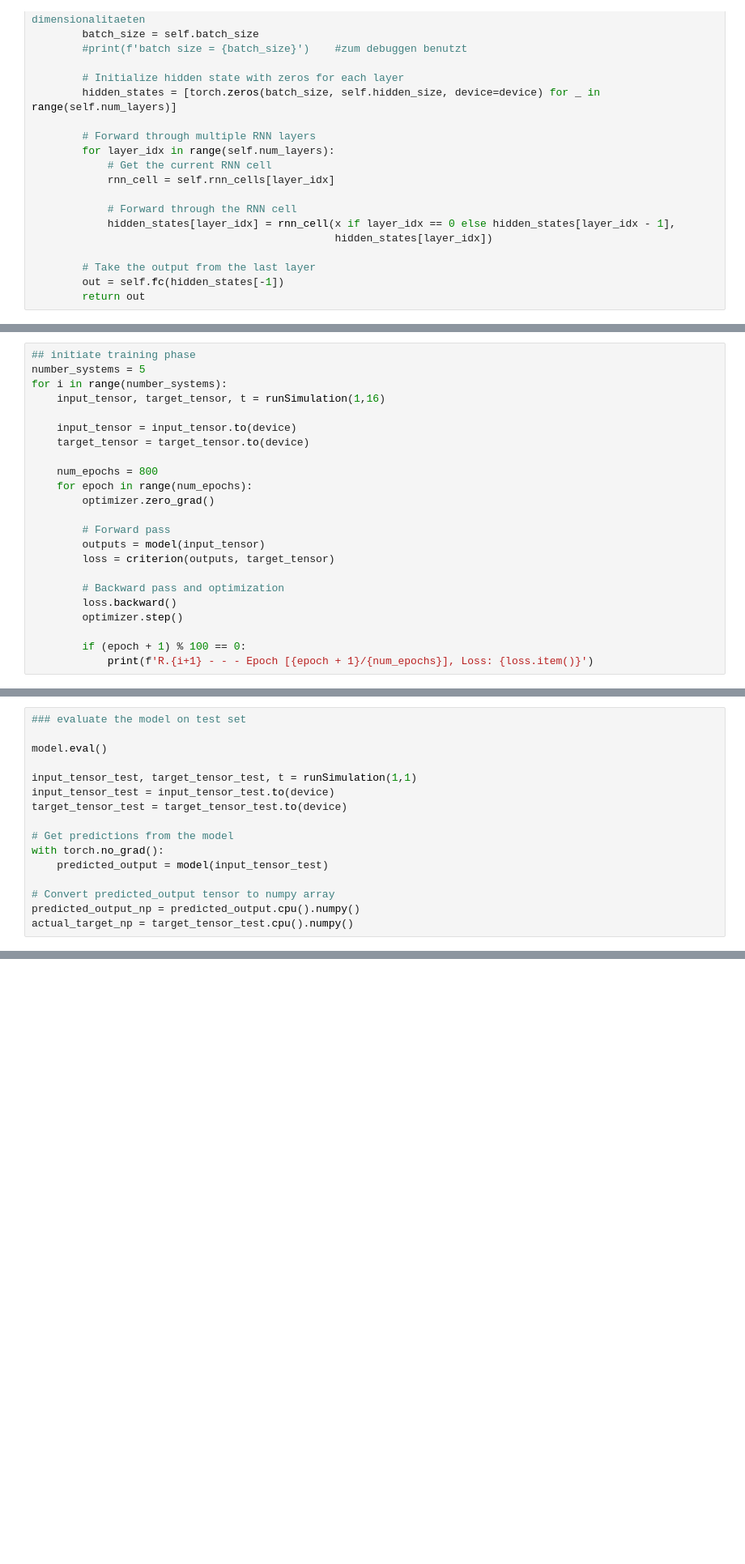
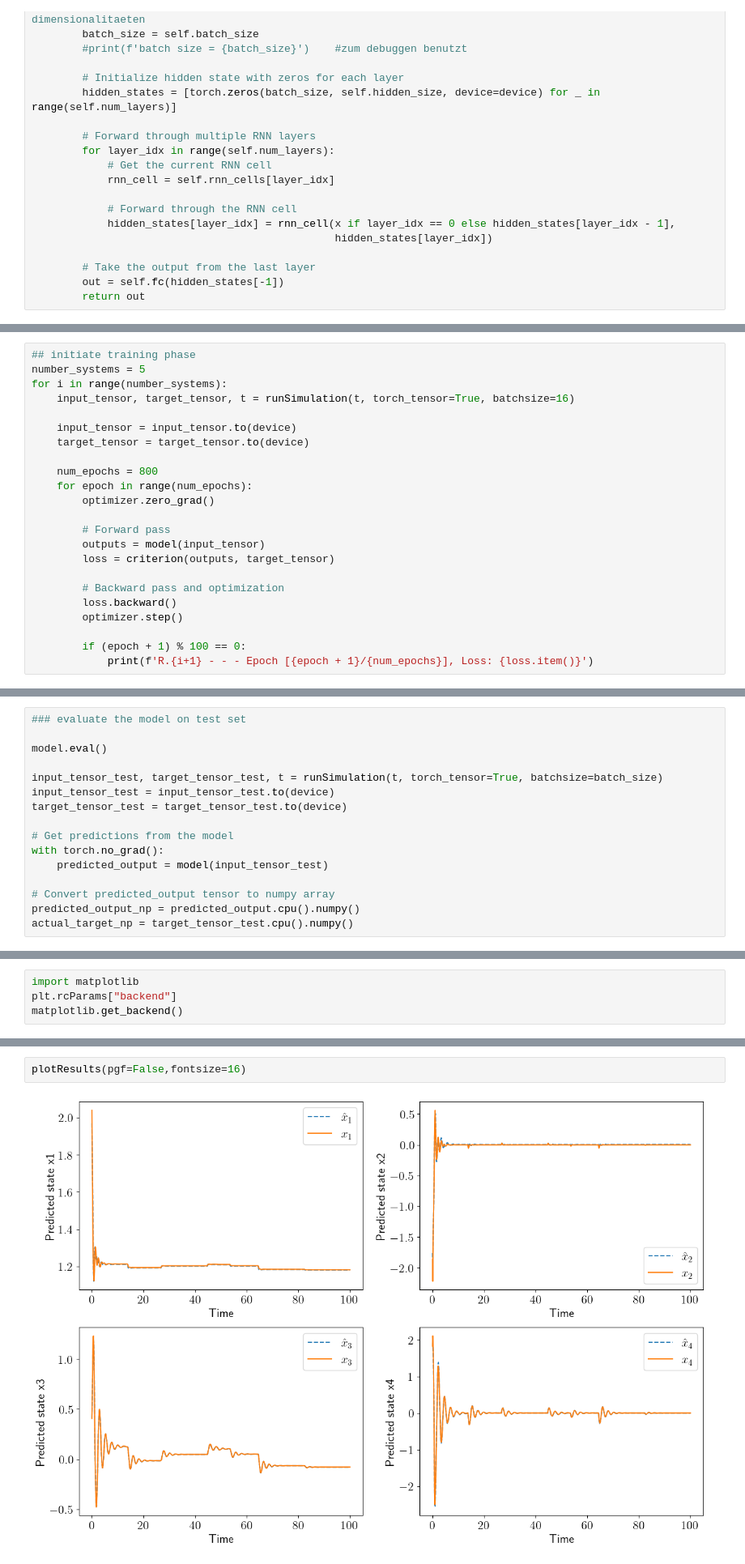
Before and after one commit to hamza1av/KNNZSIMS, a Jupyter notebook: NonLinModel.ipynb, the cells around one changed output, grey strips where cells are left out. Shown: that part at 81% size. Saved outputs shown, nothing was run; the diff lists cells and outputs as text; blank space fills up the shorter version.

```diff
--- a/NonLinModel.ipynb
+++ b/NonLinModel.ipynb
@@ -249,7 +263,7 @@ target_tensor has shape: torch.Size([9999, 128, 4])
 ## initiate training phase
 number_systems = 5
 for i in range(number_systems):
-    input_tensor, target_tensor, t = runSimulation(1,16)
+    input_tensor, target_tensor, t = runSimulation(t, torch_tensor=True, batchsize=16)
 
     input_tensor = input_tensor.to(device)
     target_tensor = target_tensor.to(device)
@@ -291,7 +305,7 @@ R.8 - - - Epoch [800/800], Loss: 5.102614068164257e-06
 
 model.eval()
 
-input_tensor_test, target_tensor_test, t = runSimulation(1,1)
+input_tensor_test, target_tensor_test, t = runSimulation(t, torch_tensor=True, batchsize=batch_size)
 input_tensor_test = input_tensor_test.to(device)
 target_tensor_test = target_tensor_test.to(device)
 
@@ -309,0 +329,4 @@ actual_target_np.shape
+# %%
+import matplotlib
+plt.rcParams["backend"]
+matplotlib.get_backend()
@@ -347,3 +376,7 @@ TypeError: plot4State() missing 1 required positional argument: 'y'
+# %%
+plotResults(pgf=False,fontsize=16)
+# %% [output]
+[figure, added]
 # %%
 # run test on different hyperparams
 # dic that saves loss for different hyperparams
```
Also changed, not shown: parts of 20 cells of this notebook, 3 other files.
